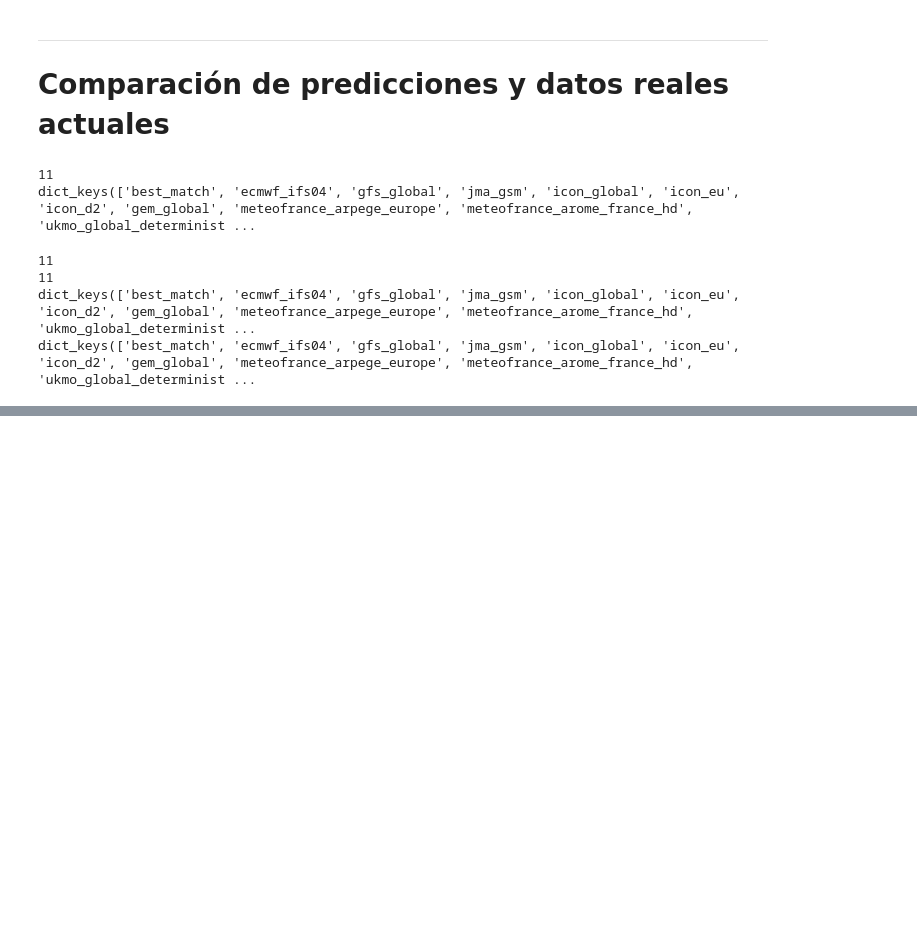
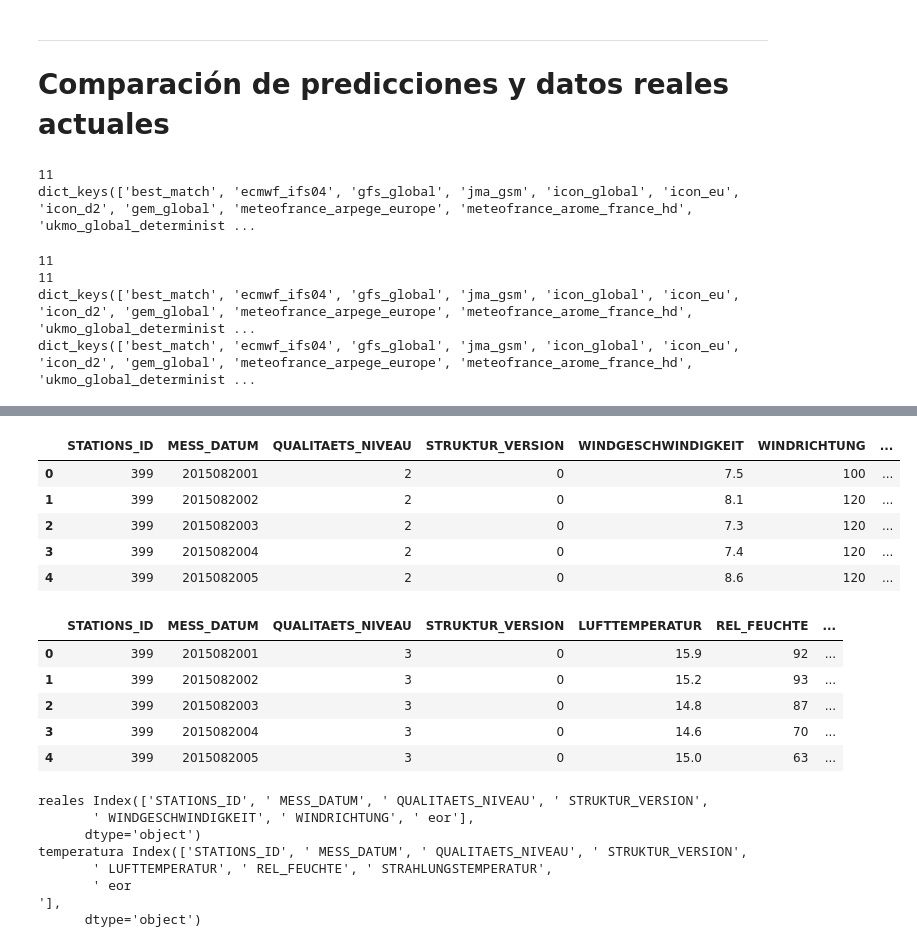
Before and after one commit to Lucia1009/TFG-Plataforma-para-la-prediccion-de-potencia-electrica-generada-en-parques-eolicos, a Jupyter notebook: modelos/Comparacion_modelos_series_temporales.ipynb, the cells around one changed output, grey strips where cells are left out. Saved outputs shown, nothing was run; the diff lists cells and outputs as text; code cells hidden in the pictures; blank space fills up the shorter version.

```diff
--- a/modelos/Comparacion_modelos_series_temporales.ipynb
+++ b/modelos/Comparacion_modelos_series_temporales.ipynb
@@ -903,0 +910,30 @@ if __name__ == '__main__':
+# %%
+reales=pd.read_csv('/content/produkt_wind_399_akt.txt', delimiter=';')
+temperatura=pd.read_csv('/content/produkt_air_temperature_399_akt.txt', delimiter=';')
+
+
+display(reales.head())
+display(temperatura.head())
+
+print('reales', reales.columns)
+print('temperatura', temperatura.columns)
+# %% [output]
+|  | STATIONS_ID | MESS_DATUM | QUALITAETS_NIVEAU | STRUKTUR_VERSION | WINDGESCHWINDIGKEIT | WINDRICHTUNG | ... |
+| 0 | 399 | 2015082001 | 2 | 0 | 7.5 | 100 | ... |
+| 1 | 399 | 2015082002 | 2 | 0 | 8.1 | 120 | ... |
+| 2 | 399 | 2015082003 | 2 | 0 | 7.3 | 120 | ... |
+| 3 | 399 | 2015082004 | 2 | 0 | 7.4 | 120 | ... |
+| 4 | 399 | 2015082005 | 2 | 0 | 8.6 | 120 | ... |
+|  | STATIONS_ID | MESS_DATUM | QUALITAETS_NIVEAU | STRUKTUR_VERSION | LUFTTEMPERATUR | REL_FEUCHTE | ... |
+| 0 | 399 | 2015082001 | 3 | 0 | 15.9 | 92 | ... |
+| 1 | 399 | 2015082002 | 3 | 0 | 15.2 | 93 | ... |
+| 2 | 399 | 2015082003 | 3 | 0 | 14.8 | 87 | ... |
+| 3 | 399 | 2015082004 | 3 | 0 | 14.6 | 70 | ... |
+| 4 | 399 | 2015082005 | 3 | 0 | 15.0 | 63 | ... |
+reales Index(['STATIONS_ID', ' MESS_DATUM', ' QUALITAETS_NIVEAU', ' STRUKTUR_VERSION',
+       ' WINDGESCHWINDIGKEIT', ' WINDRICHTUNG', ' eor'],
+      dtype='object')
+temperatura Index(['STATIONS_ID', ' MESS_DATUM', ' QUALITAETS_NIVEAU', ' STRUKTUR_VERSION',
+       ' LUFTTEMPERATUR', ' REL_FEUCHTE', ' STRAHLUNGSTEMPERATUR',
+       ' eor                                                                                    '],
+      dtype='object')
```
Also changed, not shown: parts of 21 cells of this notebook.
